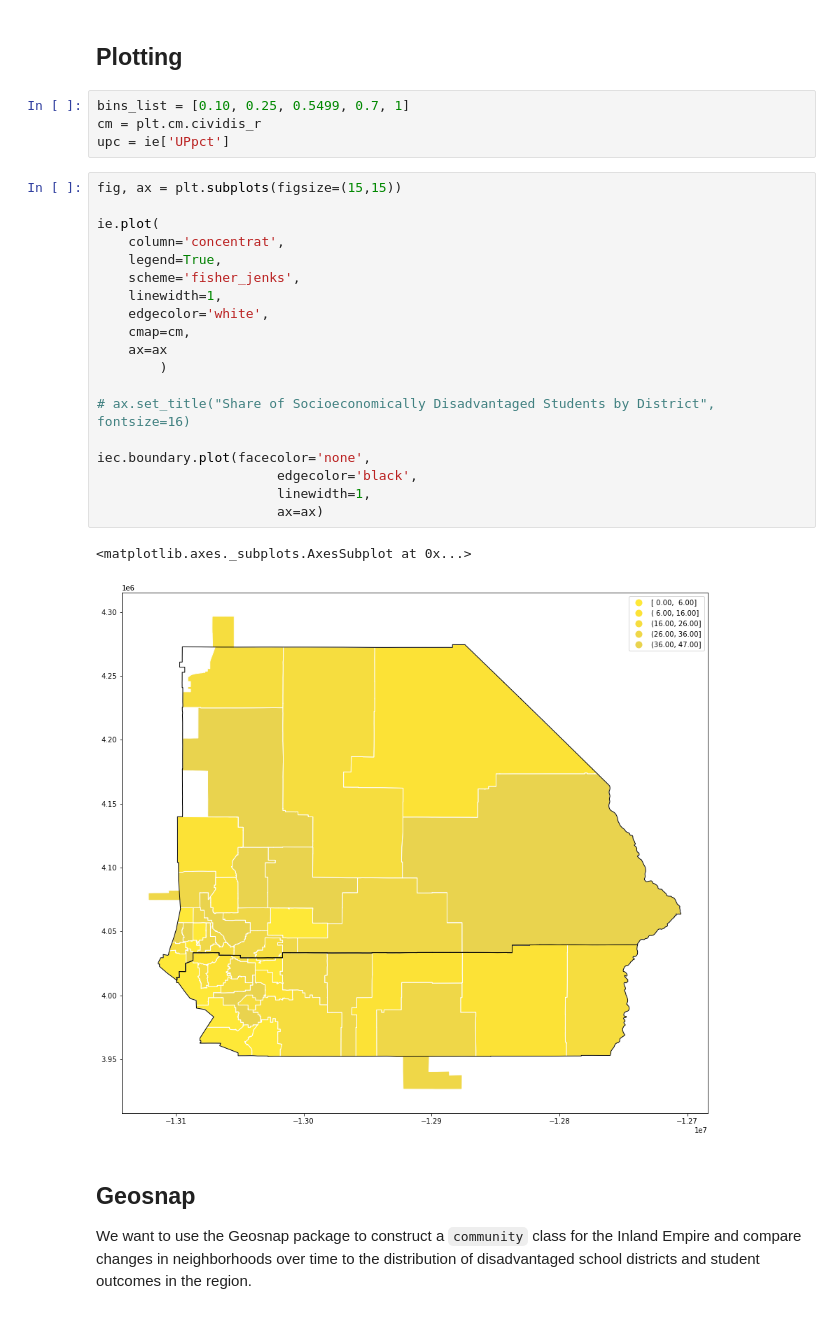
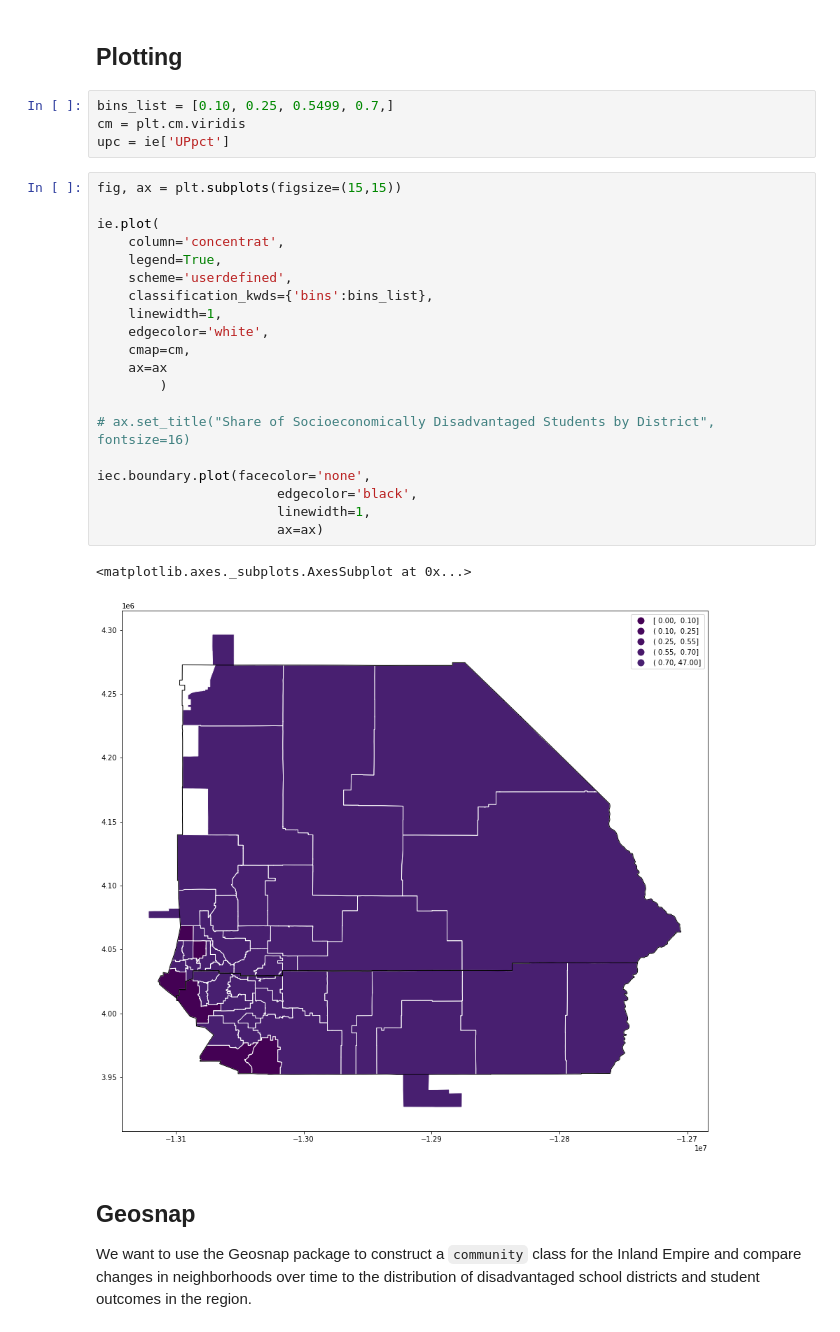
Before and after one commit to fiendskrah/finalcapstone, a Jupyter notebook: 350_ie_geosnap.ipynb, the cells around one changed output. Saved outputs shown, nothing was run; the diff lists cells and outputs as text.

```diff
--- a/350_ie_geosnap.ipynb
+++ b/350_ie_geosnap.ipynb
@@ -69,31 +69,32 @@ Datum: World Geodetic System 1984
 # %% [markdown]
 ## Plotting
 # %%
-bins_list = [0.10, 0.25, 0.5499, 0.7, 1]
-cm = plt.cm.cividis_r
+bins_list = [0.10, 0.25, 0.5499, 0.7,]
+cm = plt.cm.viridis
 upc = ie['UPpct']
 # %%
 fig, ax = plt.subplots(figsize=(15,15))
 
 ie.plot(
     column='concentrat',
     legend=True,
-    scheme='fisher_jenks',
+    scheme='userdefined',
+    classification_kwds={'bins':bins_list},
     linewidth=1,
     edgecolor='white',
     cmap=cm,
     ax=ax
         )
 
 # ax.set_title("Share of Socioeconomically Disadvantaged Students by District", fontsize=16)
 
 iec.boundary.plot(facecolor='none',
                        edgecolor='black',
                        linewidth=1,
                        ax=ax)
 # %% [output]
 <matplotlib.axes._subplots.AxesSubplot at 0x...>
-[figure, old version]
+[figure, new version]
 # %% [markdown]
 ## Geosnap
 
```
Also changed, not shown: parts of 10 cells of this notebook.
